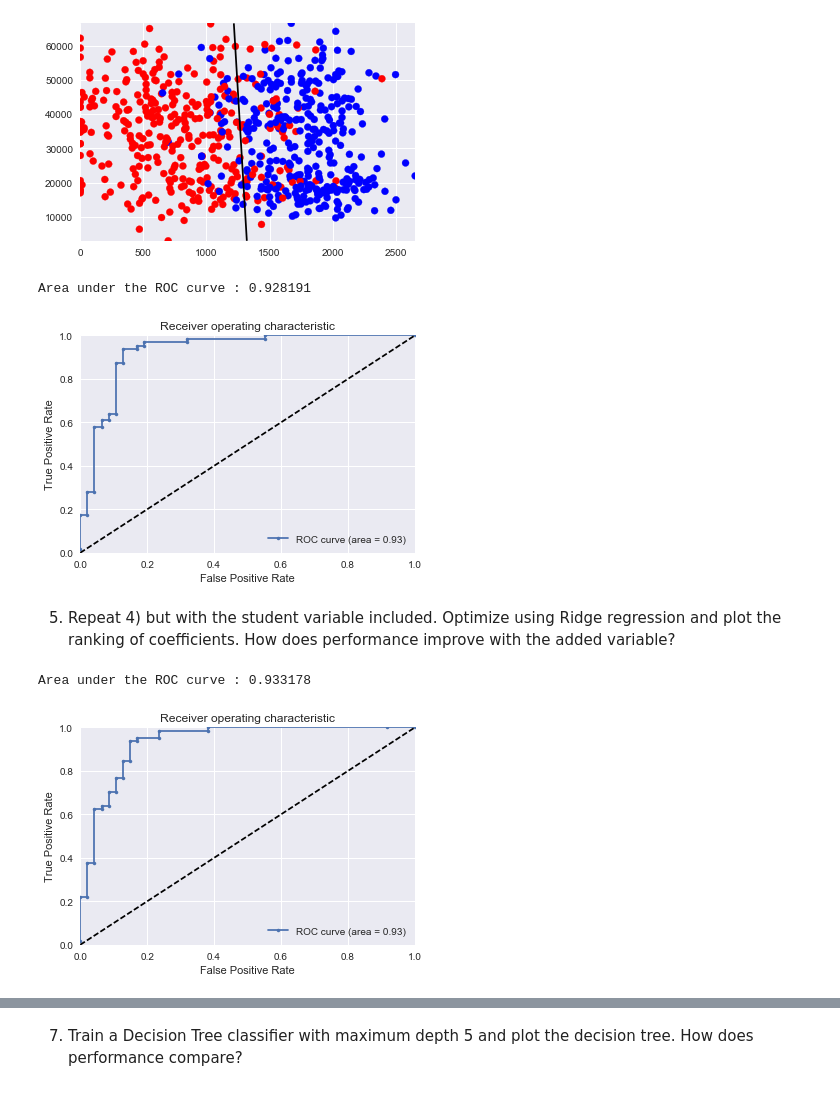
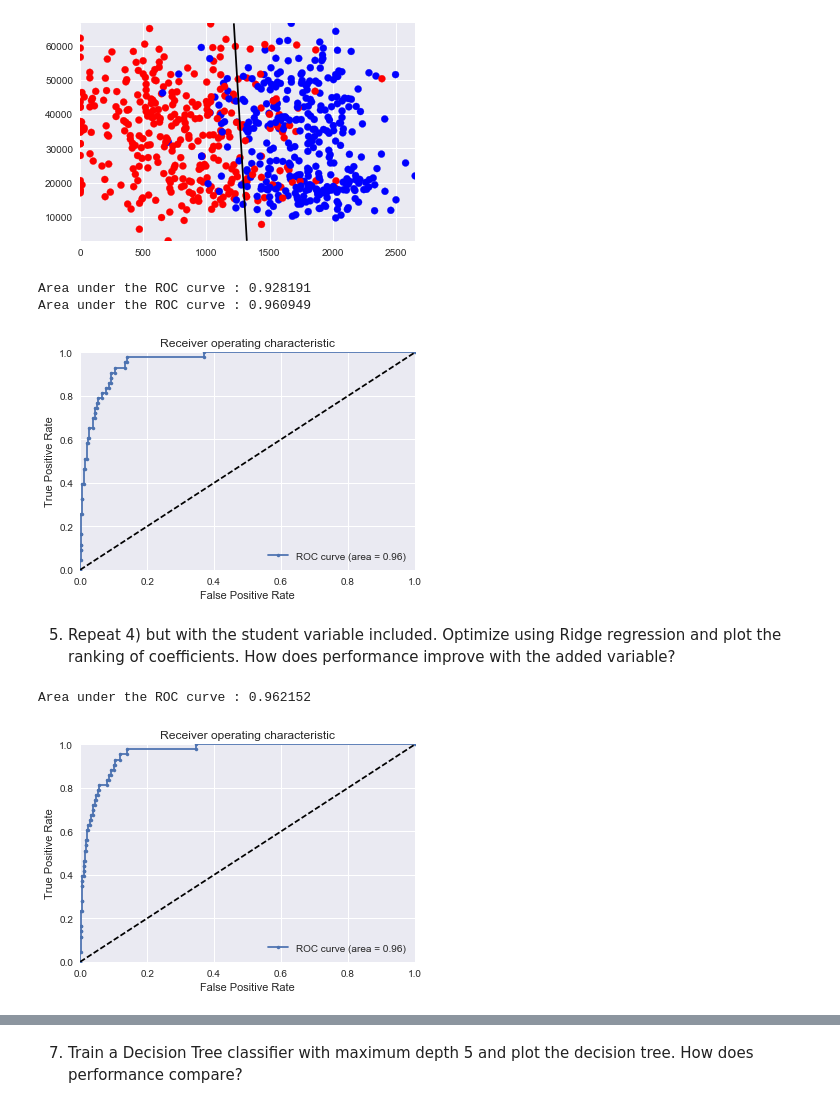
Before and after one commit to Columbia-Intro-Data-Science/python-introduction-radifi, a Jupyter notebook: Homework3-Classification.ipynb, the cells around one changed output, grey strips where cells are left out. Saved outputs shown, nothing was run; the diff lists cells and outputs as text; code cells hidden in the pictures.

```diff
--- a/Homework3-Classification.ipynb
+++ b/Homework3-Classification.ipynb
@@ -97,8 +97,9 @@ df_final.head()
 # %%
-indices = np.where(df.default == 'No')[0]
+# downsample negative cases
+indices = np.where(df.default == 'default_No')[0]
 rng = np.random.RandomState(13)
 rng.shuffle(indices)
-n_pos = (df.default == 'Yes').sum()
+n_pos = (df.default == 'default_Yes').sum()
 df = df.drop(df.index[indices[n_pos:]])
 
 df.head()
@@ -235,34 +236,50 @@ def generate_auc(X,y,clf_class,**kwargs):
     X_train, X_test = X[:half], X[half:]
     y_train, y_test = y[:half], y[half:]
 
     # Choose SVC classifier.
     classifier = clf_class(**kwargs)
     probas_ = classifier.fit(X_train, y_train).predict_proba(X_test)
 
     fpr, tpr, thresholds = roc_curve(y_test, probas_[:, 1])
     roc_auc = auc(fpr, tpr)
     print ("Area under the ROC curve : %f" % roc_auc)
     return fpr, tpr, roc_auc, thresholds
 
 # Generate ROC  for LR with l1 penalty and C=0.1
 fpr,tpr,roc_auc, thresholds = generate_auc(X,y,LogisticRegression,C=0.1,penalty='l1')
 def generate_ROCplot(fpr,tpr,label,roc_auc):
     plt.clf()
     plt.plot(fpr, tpr, '.-',label='ROC curve (area = %0.2f)' % roc_auc)
     plt.plot([0, 1], [0, 1], 'k--')
     plt.xlim([0.0, 1.0])
     plt.ylim([0.0, 1.0])
     plt.xlabel('False Positive Rate')
     plt.ylabel('True Positive Rate')
     plt.title('Receiver operating characteristic')
     plt.legend(loc="lower right")
     plt.show()
 
+X = df_final[['balance', 'income']].values
+
+# encode class labels
+classes, y = np.unique(df_final.default_Yes.values, return_inverse=True)
+y = (y * 2) - 1  # map {0, 1} to {-1, 1}
+
+# Scale columns for regression.
+scaler = StandardScaler()
+#X = X.as_matrix().astype(np.float)
+X = scaler.fit_transform(X)
+
+
+# Generate ROC  for LR with l1 penalty and C=0.1
+fpr,tpr,roc_auc, thresholds = generate_auc(X,y,LogisticRegression,C=0.1,penalty='l1')
+
 # Plots ROC
 generate_ROCplot(fpr,tpr,'LR',roc_auc)
 # %% [output]
 Area under the ROC curve : 0.928191
+Area under the ROC curve : 0.960949
-[figure, old version]
+[figure, new version]
 # %% [markdown]
 5) Repeat 4) but with the student variable included. Optimize using Ridge regression and plot the ranking
 of coefficients.  How does performance improve with the added variable?
@@ -286,8 +303,8 @@ fpr,tpr,roc_auc, thresholds = generate_auc(X,y,LogisticRegression,C=0.1,penalty=
 # Plots ROC
 generate_ROCplot(fpr,tpr,'LR',roc_auc)
 # %% [output]
-Area under the ROC curve : 0.933178
+Area under the ROC curve : 0.962152
-[figure, old version]
+[figure, new version]
 # %%
 #optimizing with Ridge Regression
 from sklearn.linear_model import Ridge
```
Also changed, not shown: parts of 22 cells of this notebook.
